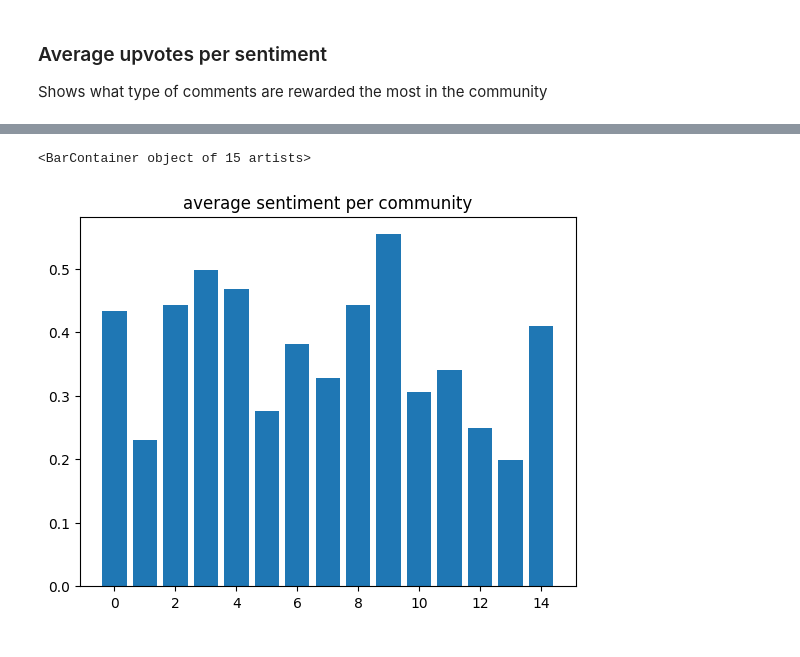
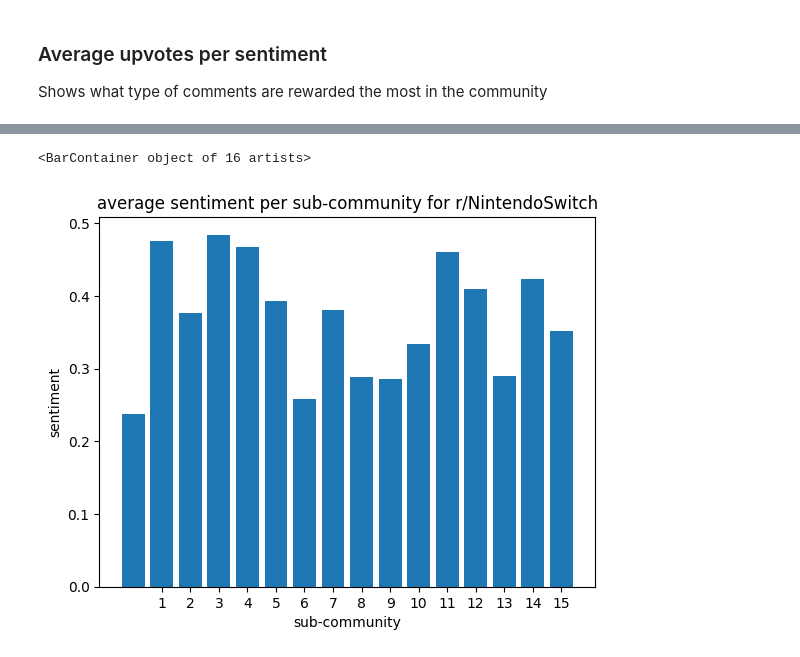
Before and after one commit to T-Coding-Byte/EchoDetection, a Jupyter notebook: 03_visualisations.ipynb, the cells around one changed output, grey strips where cells are left out. Saved outputs shown, nothing was run; the diff lists cells and outputs as text; code cells hidden in the pictures.

```diff
--- a/03_visualisations.ipynb
+++ b/03_visualisations.ipynb
@@ -216,9 +219,12 @@ plt.show()
 # %%
 comms = [comms for comms in partition if len(comms) >> 4]
 x = [index for index, _ in enumerate(comms)]
 y = [np.mean([g.vs[v]['sentiment'] for v in comm]) for comm in comms]
-plt.title('average sentiment per community')
+plt.ylabel('sentiment')
+plt.xlabel('sub-community')
+plt.xticks(range(1, len(partition)))
+plt.title(f'average sentiment per sub-community for r/{subreddit}')
 plt.bar(x, y)
 # %% [output]
-<BarContainer object of 15 artists>
+<BarContainer object of 16 artists>
-[figure, old version]
+[figure, new version]
```
Also changed, not shown: parts of 7 cells of this notebook, 15 other files.
